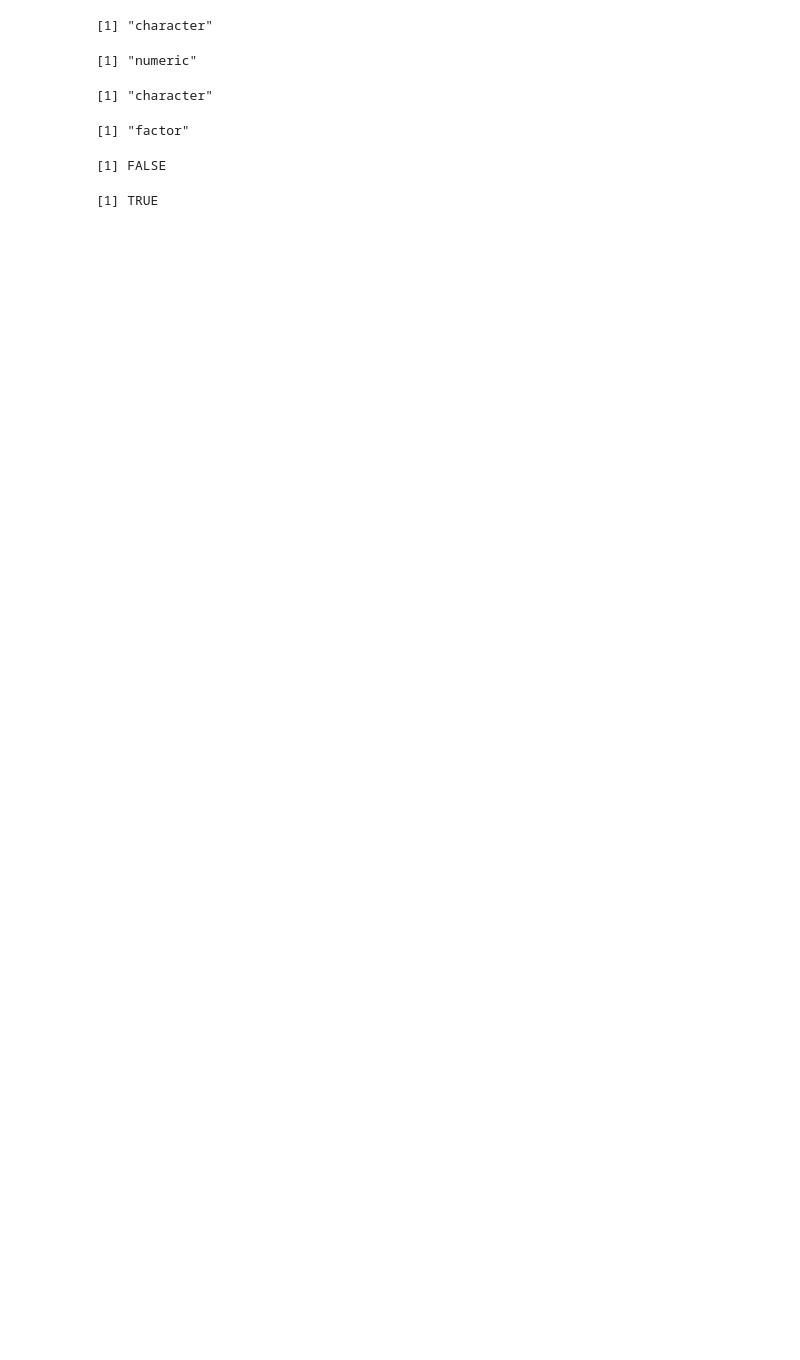
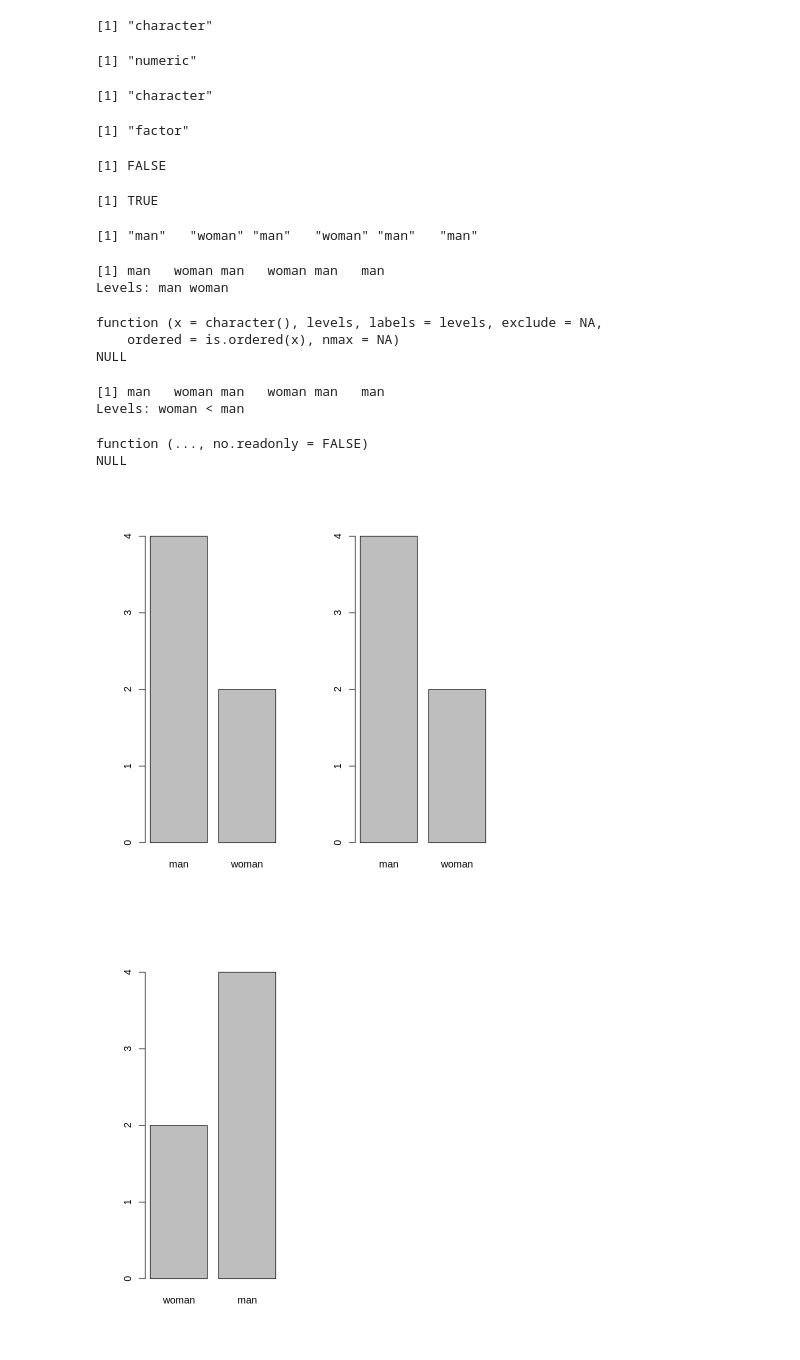
Before and after one commit to gyujin0450/RPRG, a Jupyter notebook: p39_변수와자료형.ipynb, the cells around one changed output. Saved outputs shown, nothing was run; the diff lists cells and outputs as text; code cells hidden in the pictures; blank space fills up the shorter version.

```diff
--- a/p39_변수와자료형.ipynb
+++ b/p39_변수와자료형.ipynb
@@ -102,3 +102,38 @@ is.factor(Ngender)
 # %% [output]
 [1] FALSE
 [1] TRUE
+# %%
+gender
+# %% [output]
+[1] "man"   "woman" "man"   "woman" "man"   "man"
+# %%
+Ngender
+# %% [output]
+[1] man   woman man   woman man   man
+Levels: man woman
+# %%
+# Factor Ordinal : 범주의 순서를 사용자가 지정한 순서대로 정렬하는 기능
+args(factor) # factor()의 매개변수 보기
+# %% [output]
+function (x = character(), levels, labels = levels, exclude = NA,
+    ordered = is.ordered(x), nmax = NA)
+NULL
+# %%
+Ogender <- factor(gender, level=c('woman','man'), ordered=T)
+Ogender
+# %% [output]
+[1] man   woman man   woman man   man
+Levels: woman < man
+# %%
+args(par)
+# %% [output]
+function (..., no.readonly = FALSE)
+NULL
+# %%
+par(mfrow = c(1,2)) # 그래프의 모양을 다양하게 조절할 수 있는 함수
+barplot(table(gender)) # gender : char 이므로 barplot(table())
+plot(Ngender)          # Ngender: factoer 이므로 plot() 가능
+plot(Ogender)
+# %% [output]
+[figure, added]
+[figure, added]
```
